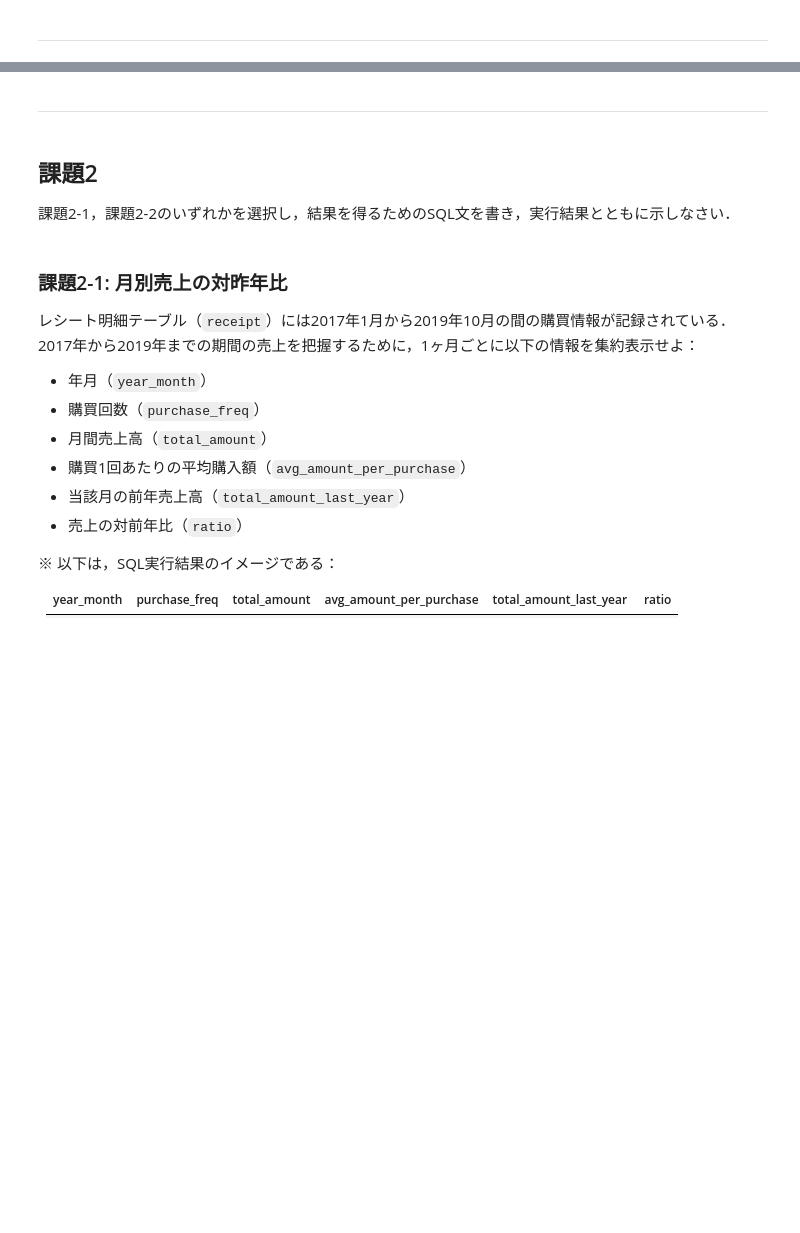
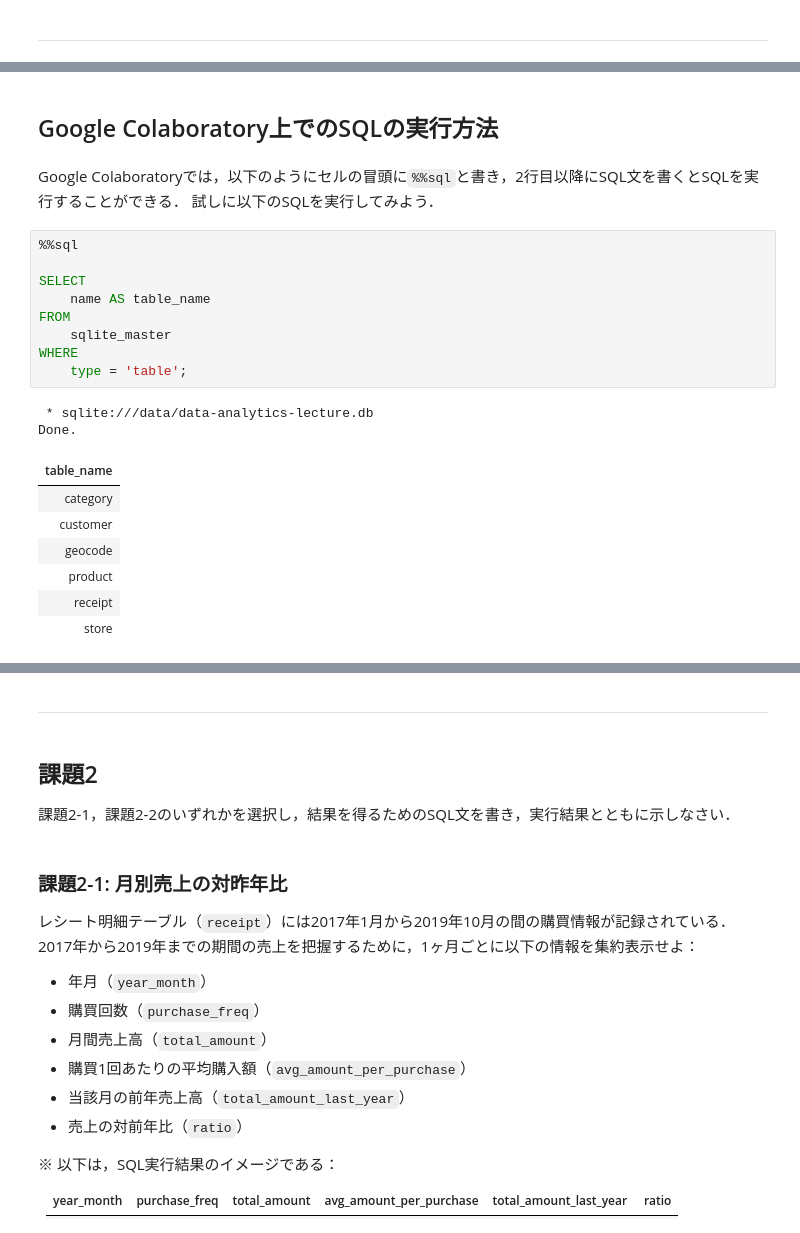
Before and after one commit to shoji360/data-analytics-2024, a Jupyter notebook: notebook/day-03.ipynb, the cells around one changed output, grey strips where cells are left out. Drawn from its saved outputs; the diff is of its cells as text; blank space fills up the shorter version.

```diff
--- a/notebook/day-03.ipynb
+++ b/notebook/day-03.ipynb
@@ -40,2 +143,26 @@ df_1
+# %% [markdown]
+## Google Colaboratory上でのSQLの実行方法
+# %% [markdown]
+Google Colaboratoryでは，以下のようにセルの冒頭に`%%sql`と書き，2行目以降にSQL文を書くとSQLを実行することができる．
+試しに以下のSQLを実行してみよう．
+# %%
+%%sql
+
+SELECT
+    name AS table_name
+FROM
+    sqlite_master
+WHERE
+    type = 'table';
+# %% [output]
+ * sqlite:///data/data-analytics-lecture.db
+Done.
+| table_name |
+| category |
+| customer |
+| geocode |
+| product |
+| receipt |
+| store |
 # %% [markdown]
 上記SQLは，データベースに格納されたテーブルの一覧を表示するものである．
```
Also changed, not shown: parts of 65 cells of this notebook.
